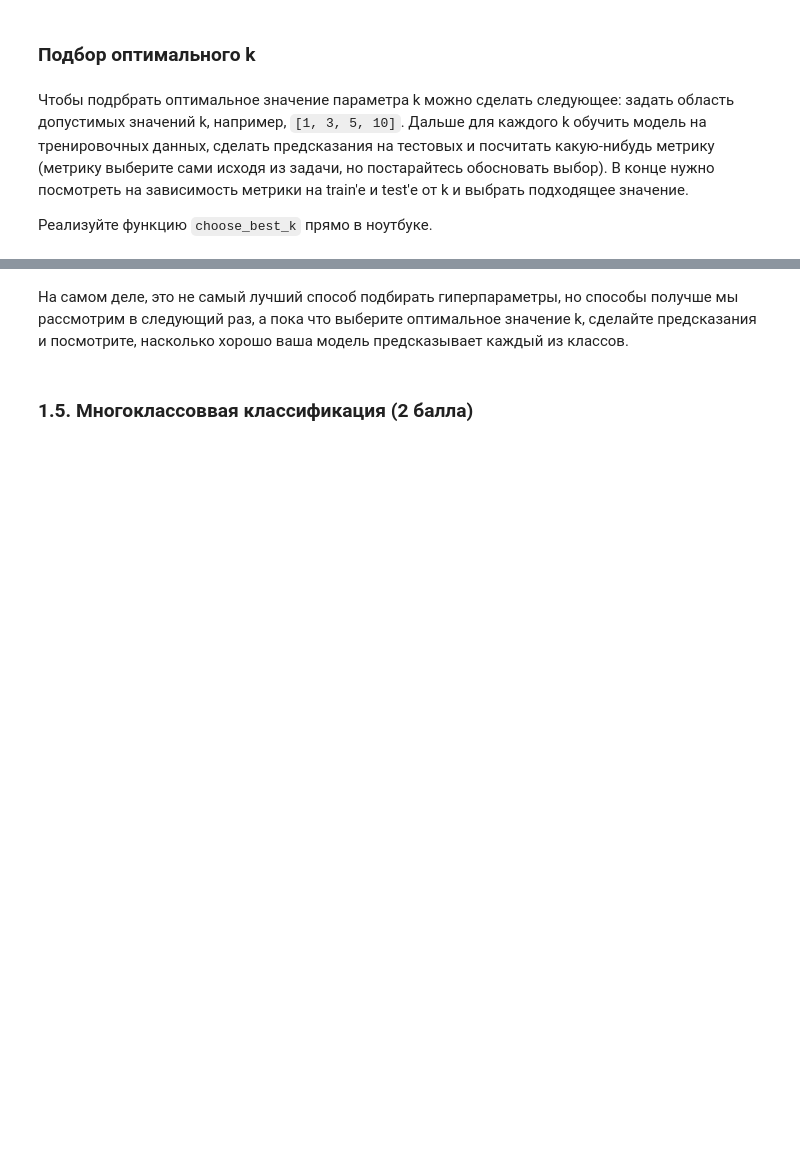
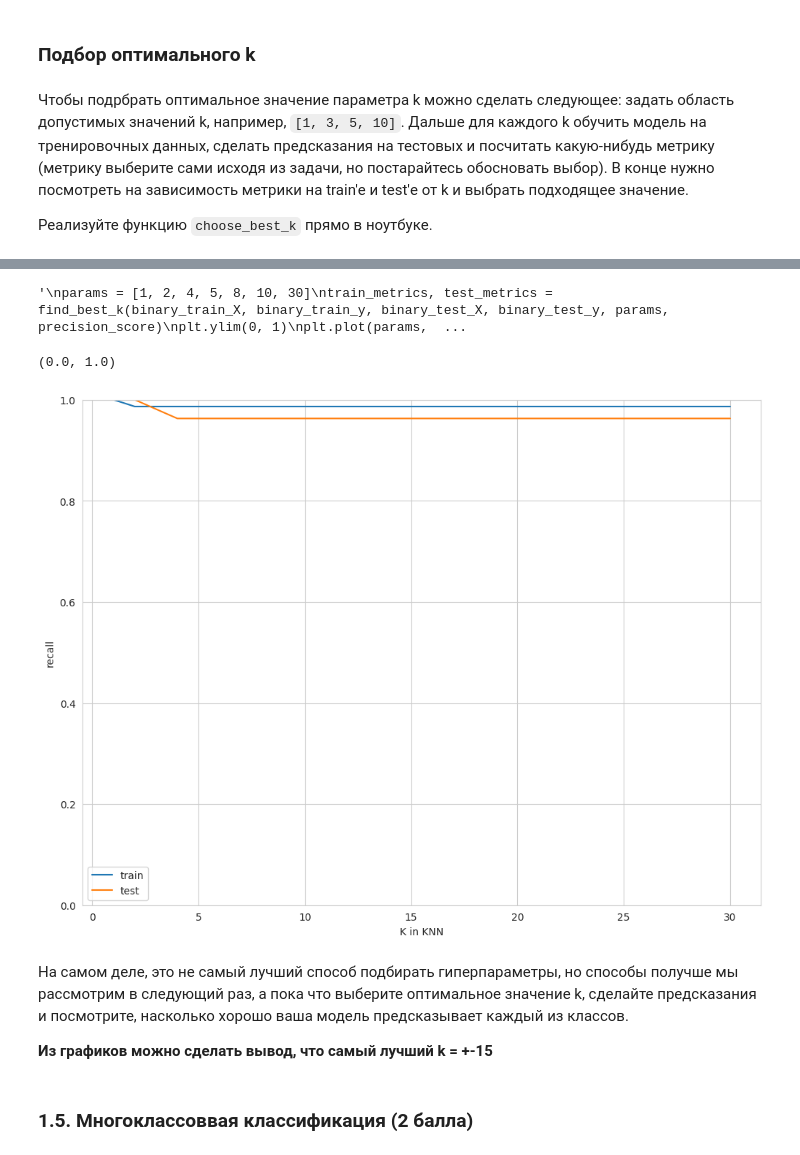
Before and after one commit to Aryunaa/BI_ml24_hws, a Jupyter notebook: hw1_knn/KNN.ipynb, the cells around one changed output, grey strips where cells are left out. Drawn from its saved outputs; the diff is of its cells as text; code cells hidden in the pictures; blank space fills up the shorter version.

```diff
--- a/hw1_knn/KNN.ipynb
+++ b/hw1_knn/KNN.ipynb
@@ -233,5 +272,33 @@ plt.ylabel("YOUR METRIC");
+# %%
+'''
+params = [1, 2, 4, 5, 8, 10, 30]
+train_metrics, test_metrics = find_best_k(binary_train_X, binary_train_y, binary_test_X, binary_test_y, params, precision_score)
+plt.ylim(0, 1)
+plt.plot(params, train_metrics, label="train")
+plt.plot(params, test_metrics, label="test")
+plt.legend()
+plt.ylim(0, 1)
+plt.xlabel("K in KNN")
+plt.ylabel("precision");
+'''
+# %% [output]
+'\nparams = [1, 2, 4, 5, 8, 10, 30]\ntrain_metrics, test_metrics = find_best_k(binary_train_X, binary_train_y, binary_test_X, binary_test_y, params, precision_score)\nplt.ylim(0, 1)\nplt.plot(params,  ...
+# %%
+params = [1, 2, 4, 5, 8, 10, 30]
+train_metrics, test_metrics = find_best_k(binary_train_X, binary_train_y, binary_test_X, binary_test_y, params, recall_score)
+plt.plot(params, train_metrics, label="train")
+plt.plot(params, test_metrics, label="test")
+plt.legend()
+plt.xlabel("K in KNN")
+plt.ylabel("recall");
+plt.ylim(0, 1)
+# %% [output]
+(0.0, 1.0)
+[figure, added]
 # %% [markdown]
 На самом деле, это не самый лучший способ подбирать гиперпараметры, но способы получше мы рассмотрим в следующий раз, а пока что выберите оптимальное значение k, сделайте предсказания и посмотрите, насколько хорошо ваша модель предсказывает каждый из классов.
+
+**Из графиков можно сделать вывод, что самый лучший k = +-15**
 # %% [markdown]
 ### 1.5. Многоклассоввая классификация (2 балла)
 # %% [markdown]
```
Also changed, not shown: parts of 13 cells of this notebook, 3 other files.
